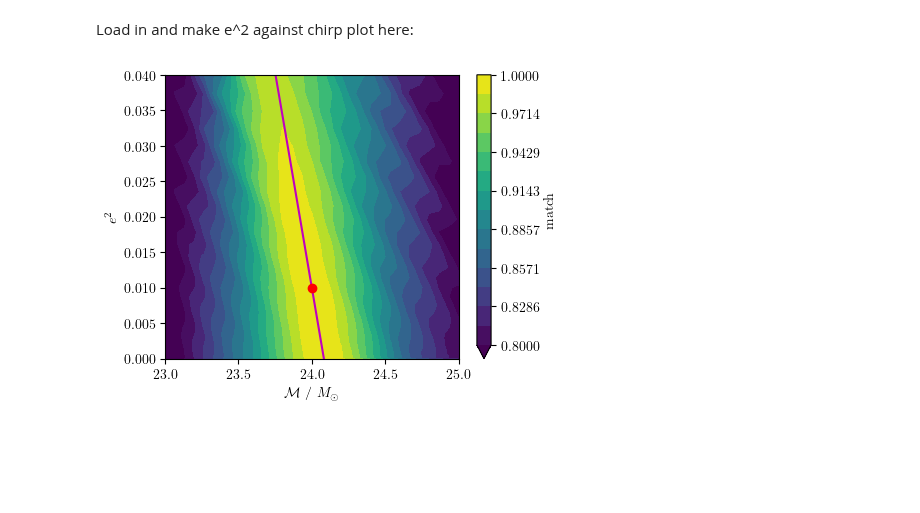
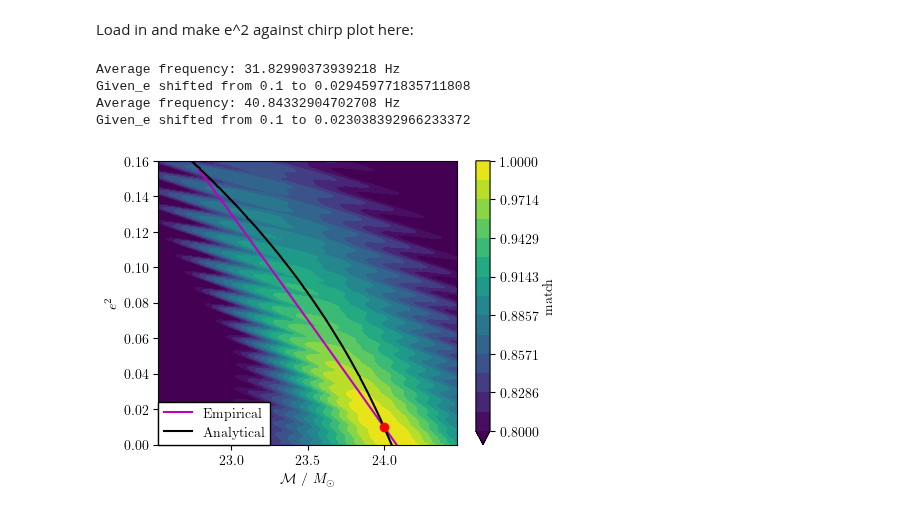
Before and after one commit to BenGPatterson/EccentricHarmonics, a Jupyter notebook: chirp_degeneracy.ipynb, the cells around one changed output. Saved outputs shown, nothing was run; the diff lists cells and outputs as text; code cells hidden in the pictures; blank space fills up the shorter version.

Commit message:
updated and added plots for write-up

```diff
--- a/chirp_degeneracy.ipynb
+++ b/chirp_degeneracy.ipynb
@@ -56,26 +130,36 @@ def favata_et_al_avg(given_e, given_chirp, e_vals, f_low=10, q=2):
 Load in and make e^2 against chirp plot here:
 # %%
 # Load data
-with open(os.path.join('..', 'EccentricBinaries', 'notebooks', 'e_sqrd_chirp_data', 'dataslot_10'), 'rb') as fp:
-        data = pickle.load(fp)[1][1]
+with open(os.path.join('..', 'EccentricBinaries', 'notebooks', 'e_sqrd_chirp_data_v2', 'dataslot_1', 'all_matches'), 'rb') as fp:
+        data = pickle.load(fp)[0.1][24]
 
 # Axes
-e_vals_10 = np.linspace(0, 0.2, 31)
-chirp_vals_10 = np.linspace(23, 25, 31)
+e_vals = data['e_vals'][data['e_vals']<=0.4]
+chirp_vals = data['chirp_vals'][np.logical_and(data['chirp_vals']>=22.5, data['chirp_vals']<=24.5)]
 
 # Make plot
 plt.figure(figsize=(0.75*6.4,0.75*4.8))
-plt.contourf(chirp_vals_10, e_vals_10**2, data['quad'], np.linspace(0.8, 1, 15), vmin=0.8, vmax=1, extend='min')
+cs = plt.contourf(chirp_vals, e_vals**2, data['quad'][data['e_vals']<=0.4][:,np.logical_and(data['chirp_vals']>=22.5, data['chirp_vals']<=24.5)],
+                  np.linspace(0.8, 1, 15), vmin=0.8, vmax=1, extend='min')
+for c in cs.collections:
+    c.set_rasterized(True)
 plt.colorbar(label='match')
 plt.scatter(24, 0.1**2, c='r', zorder=5)
 xlims = plt.gca().get_xlim()
 ylims = plt.gca().get_ylim()
-plt.plot(favata_et_al_avg(0.1, 24, e_vals_10), e_vals_10**2, c='m')
+plt.plot(favata_et_al_avg(0.1, 24, e_vals), e_vals**2, c='m', label='Empirical')
+plt.plot(favata_et_al_exact(0.1, 24, e_vals), e_vals**2, c='k', label='Analytical')
 # plt.scatter(favata_et_al_avg(0.1, 24, 0), 0, c='k', zorder=10, clip_on=False, marker='x', s=100)
 plt.ylim(ylims)
 plt.xlim(xlims)
 plt.xlabel('$\mathcal{M}~/~M_\odot$')
 plt.ylabel('$e^2$')
+plt.legend(loc='lower left', bbox_to_anchor=(0,0), fancybox=False, framealpha=1, borderaxespad=0, edgecolor='k')
 plt.tight_layout()
+plt.savefig('Figures/e_sqrd_chirp.pgf')
 # %% [output]
+Average frequency: 31.82990373939218 Hz
+Given_e shifted from 0.1 to 0.029459771835711808
+Average frequency: 40.84332904702708 Hz
+Given_e shifted from 0.1 to 0.023038392966233372
-[figure, old version]
+[figure, new version]
```
Also changed, not shown: parts of 1 cell of this notebook, 9 other files.
